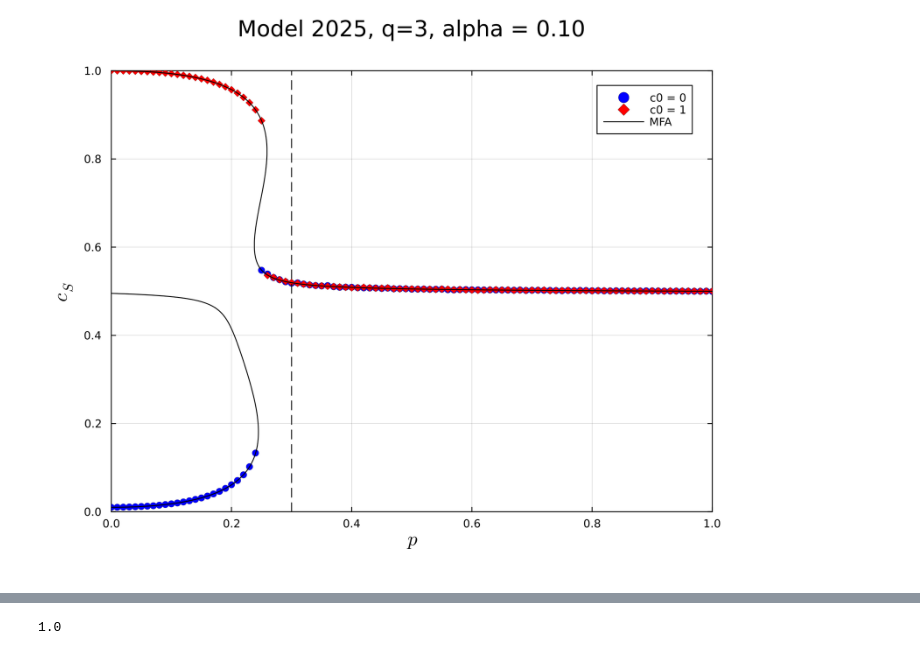
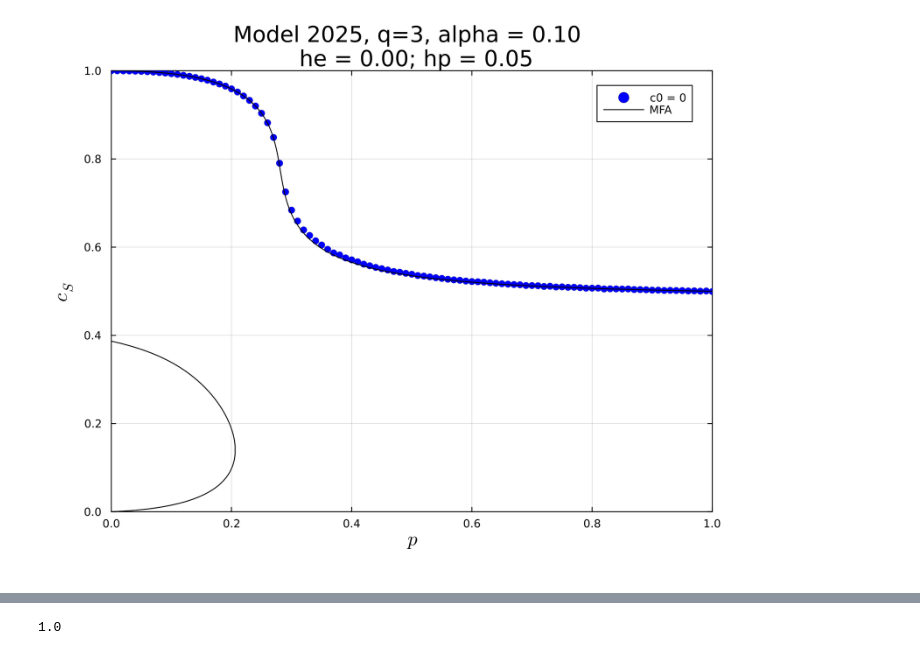
Before and after one commit to BarbaraKaminska/q-voter-EPO-external-field, a Jupyter notebook: EPO_plot_with_analytics_all_cS.jl.ipynb, the cells around one changed output, grey strips where cells are left out. Drawn from its saved outputs; the diff is of its cells as text; code cells hidden in the pictures.

```diff
--- a/EPO_plot_with_analytics_all_cS.jl.ipynb
+++ b/EPO_plot_with_analytics_all_cS.jl.ipynb
@@ -9,12 +9,12 @@ using LaTeXStrings
 N = 100000
 q = 3
 alpha = 0.1
-c0_ = [0., 1.]
+c0_ = [ 1.]
 labels_c0 = ["c0 = 0", "c0 = 1"]
 colors_c0 = [:blue, :red]
 shapes_c0 = [:circle, :diamond]
 yearvariant = "2025"
-h = [0.01, 0.0]
+h = [0.0, 0.05]
 # plotname = "EPO_$yearvariant _N$(N)_q$(q)_alpha$(@sprintf("%.2f", alpha))_with_MFA.png"
 plotname = "EPO_$yearvariant _N$(N)_q$(q)_alpha$(@sprintf("%.2f", alpha))_he$(@sprintf("%.2f", h[1]))_hp$(@sprintf("%.2f", h[2]))_with_MFA.png"
 # h = [[0, 0], [0.01, 0], [0.05, 0]]
@@ -30,7 +28,7 @@ he, hp = h
 
 
 for (id, c0) in enumerate(c0_)
-    filename = "EPO_$yearvariant _N$(N)_q$(q)_alpha$(@sprintf("%.2f", alpha))_c0$(@sprintf("%.2f", c0))_he$(@sprintf("%.2f", he))_hp$(@sprintf("%.2f", hp)).txt"
+    filename = "EPO_$(yearvariant)_N$(N)_q$(q)_alpha$(@sprintf("%.2f", alpha))_c0$(@sprintf("%.2f", c0))_he$(@sprintf("%.2f", he))_hp$(@sprintf("%.2f", hp)).txt"
 
     #df = CSV.read(joinpath("qv_EPO", filename), DataFrame; delim='\t')
     df = readdlm(joinpath("qv_EPO_$yearvariant", filename), '\t')  # For CSV-style files
@@ -48,72 +46,72 @@ for (id, c0) in enumerate(c0_)
 
 end
 
-    pathanalytics = "C:/Users/Basia/OneDrive - Politechnika Wroclawska/Pulpit/PhD/Current work/ExternalInfluence/MFA"
-    # pathanalytics = "qv_EPO_$yearvariant"
-    filenameanalytics = "EPO_$(yearvariant)_q$(q)_alpha_$(@sprintf("%.2f", alpha))_h_e_$(@sprintf("%.2f", he))_h_p_$(@sprintf("%.2f", hp))_cS.txt"
+pathanalytics = "C:/Users/Basia/OneDrive - Politechnika Wroclawska/Pulpit/PhD/Current work/ExternalInfluence/MFA"
+# pathanalytics = "qv_EPO_$yearvariant"
+filenameanalytics = "EPO_$(yearvariant)_q$(q)_alpha_$(@sprintf("%.2f", alpha))_h_e_$(@sprintf("%.2f", he))_h_p_$(@sprintf("%.2f", hp))_cS.txt"
+# filenameanalytics = "EPO_$(yearvariant)_q$(q)_alpha_$(@sprintf("%.2f", alpha))_h_e_$(@sprintf("%.2f", he))_h_p_$(@sprintf("%.2f", hp))_cS.txt"
 
-    dfanalytics = readdlm(joinpath(pathanalytics, filenameanalytics), '\t')
-    dfan = DataFrame(p=dfanalytics[:, 1], cE = dfanalytics[:, 2]) # , 'cP' => dfanalytics[:, 3], 'diss' => dfanalytics[:, 4])
-    println(length(dfan[:, 1]))
+dfanalytics = readdlm(joinpath(pathanalytics, filenameanalytics), '\t')
+dfan = DataFrame(p=dfanalytics[:, 1], cE = dfanalytics[:, 2]) # , 'cP' => dfanalytics[:, 3], 'diss' => dfanalytics[:, 4])
+println(length(dfan[:, 1]))
 
-    # df_ranked = combine(groupby(dfan, :p)) do subdf
-    #     sort!(subdf, :cE, rev=true)
-    #     subdf.rank = 1:nrow(subdf)
-    #     subdf
-    # end
+# df_ranked = combine(groupby(dfan, :p)) do subdf
+#     sort!(subdf, :cE, rev=true)
+#     subdf.rank = 1:nrow(subdf)
+#     subdf
+# end
 
-    # df_reordered = sort(df_ranked, [:rank, :p])
-    # select!(df_reordered, Not(:rank))
+# df_reordered = sort(df_ranked, [:rank, :p])
+# select!(df_reordered, Not(:rank))
 
-    # dfan = df_reordered
+# dfan = df_reordered
 
-    sort!(dfan, [:cE], rev=true)
+sort!(dfan, [:cE], rev=true)
 
-    panalytics = dfanalytics[:, 1]
-    cEanalytics = dfanalytics[:, 2]
-    # cPanalytics = dfanalytics[:, 3]
-    # dissanalytics = dfanalytics[:, 4]
+panalytics = dfanalytics[:, 1]
+cEanalytics = dfanalytics[:, 2]
+# cPanalytics = dfanalytics[:, 3]
+# dissanalytics = dfanalytics[:, 4]
 
 
-    # plot!(p2, p, cP, seriestype=:scatter, markersize = msize, framestyle=:box, xlabelfontsize=14, ylabelfontsize=14, label = false)
-    # plot!(p3, p, diss, seriestype=:scatter, markersize = msize, framestyle=:box, xlabelfontsize=14, ylabelfontsize=14, label = false)
-    startidx1, startidx2, startidx3 = Vector(findall(x -> x == 0, dfan[:, 1])
-)
-    plot!(p1, dfan[startidx1:startidx2-1, 1], dfan[startidx1:startidx2-1, 2], lcolor = :black, markersize=0.5, msw = 0, xlabelfontsize=14, ylabelfontsize=14,
-        alpha=1, label = "MFA")
+# plot!(p2, p, cP, seriestype=:scatter, markersize = msize, framestyle=:box, xlabelfontsize=14, ylabelfontsize=14, label = false)
+# plot!(p3, p, diss, seriestype=:scatter, markersize = msize, framestyle=:box, xlabelfontsize=14, ylabelfontsize=14, label = false)
+startidx1, startidx2, startidx3 = Vector(findall(x -> x == 0, dfan[:, 1]))
+plot!(p1, dfan[startidx1:startidx2-1, 1], dfan[startidx1:startidx2-1, 2], lcolor = :black, markersize=0.5, msw = 0, xlabelfontsize=14, ylabelfontsize=14,
+    alpha=1, label = "MFA")
 
-    # plot!(p1, dfan[startidx2:startidx3-1, 1], dfan[startidx2:startidx3-1, 2], lcolor = :black, markersize=0.5, msw = 0, xlabelfontsize=14, ylabelfontsize=14,
-    #     alpha=1, label = "")
+# plot!(p1, dfan[startidx2:startidx3-1, 1], dfan[startidx2:startidx3-1, 2], lcolor = :black, markersize=0.5, msw = 0, xlabelfontsize=14, ylabelfontsize=14,
+#     alpha=1, label = "")
 
-    plot!(p1, dfan[startidx2:length(dfan[:, 1]), 1], dfan[startidx2:length(dfan[:, 1]), 2],
-        lcolor = :black, markersize=0.5, msw = 0, xlabelfontsize=14, ylabelfontsize=14,
-        alpha=1, label = "")
+plot!(p1, dfan[startidx2:length(dfan[:, 1]), 1], dfan[startidx2:length(dfan[:, 1]), 2],
+    lcolor = :black, markersize=0.5, msw = 0, xlabelfontsize=14, ylabelfontsize=14,
+    alpha=1, label = "")
 
-    # testidx1, testidx2 = [2000, 3_000]
-    # plot!(p1, dfan[testidx1:testidx2, 1], dfan[testidx1:testidx2, 2], lcolor = :black, markersize=0.5, msw = 0,
-    #     xlabelfontsize=14, ylabelfontsize=14,
-    #     alpha=1, label = "")
+# testidx1, testidx2 = [2000, 3_000]
+# plot!(p1, dfan[testidx1:testidx2, 1], dfan[testidx1:testidx2, 2], lcolor = :black, markersize=0.5, msw = 0,
+#     xlabelfontsize=14, ylabelfontsize=14,
+#     alpha=1, label = "")
 
 
-    plot!()
-    # label = "he = $(@sprintf("%.2f", he)); hp = $(@sprintf("%.2f", hp))")
-    # println(dfan[startidx2:startidx3-1, 1])
-    # println(dfan[startidx2:startidx3-1, 2])
-    # println(npointsanust * 2 + npointsan)
-    # println(length(panalytics))
-    # println(dfan[npointsan + 1: npointsanust + npointsan , 1])
+plot!()
+# label = "he = $(@sprintf("%.2f", he)); hp = $(@sprintf("%.2f", hp))")
+# println(dfan[startidx2:startidx3-1, 1])
+# println(dfan[startidx2:startidx3-1, 2])
+# println(npointsanust * 2 + npointsan)
+# println(length(panalytics))
+# println(dfan[npointsan + 1: npointsanust + npointsan , 1])
 
 
-    plotname = "EPO_$yearvariant _N$(N)_q$(q)_alpha$(@sprintf("%.2f", alpha))_he$(@sprintf("%.2f", h[1]))_hp$(@sprintf("%.2f", h[2]))_with_MFA_v2.png"
-    vline!([0.3], linestyle=:dash, linecolor=:black, label="")
-    # vline!([maximum(dfan[startidx2:length(dfan[:, 1]), 1])], linestyle=:dash, linecolor=:black, label="")
+plotname = "EPO_$(yearvariant)_N$(N)_q$(q)_alpha$(@sprintf("%.2f", alpha))_he$(@sprintf("%.2f", h[1]))_hp$(@sprintf("%.2f", h[2]))_with_MFA.png"
+# vline!([0.3], linestyle=:dash, linecolor=:black, label="")
+# vline!([maximum(dfan[startidx2:length(dfan[:, 1]), 1])], linestyle=:dash, linecolor=:black, label="")
 
 # final_plot = plot(p1, size=(1000, 800), plot_title="Model $yearvariant, q=$q, alpha = $(@sprintf("%.2f", alpha))", dpi=300)
-final_plot = plot(p1, size=(750, 600), plot_title="Model $yearvariant, q=$q, alpha = $(@sprintf("%.2f", alpha))", dpi=300)
+final_plot = plot(p1, size=(750, 600), plot_title="Model $yearvariant, q=$q, alpha = $(@sprintf("%.2f", alpha)) \n he = $(@sprintf("%.2f", h[1])); hp = $(@sprintf("%.2f", h[2]))", dpi=300)
 
 display(final_plot)
 # plot!(final_plot, legend=:topright, legendfontsize=10)
 # display(final_plot)
 
-savefig(joinpath("qv_EPO_figures_$(yearvariant)/", plotname))
+# savefig(joinpath("qv_EPO_figures_$(yearvariant)/", plotname))
 # %% [output]
@@ -120 +120 @@ savefig(joinpath("qv_EPO_figures_$(yearvariant)/", plotname))
-[figure, old version]
+[figure, new version]
```
Also changed, not shown: parts of 7 cells of this notebook, 12 other files.
